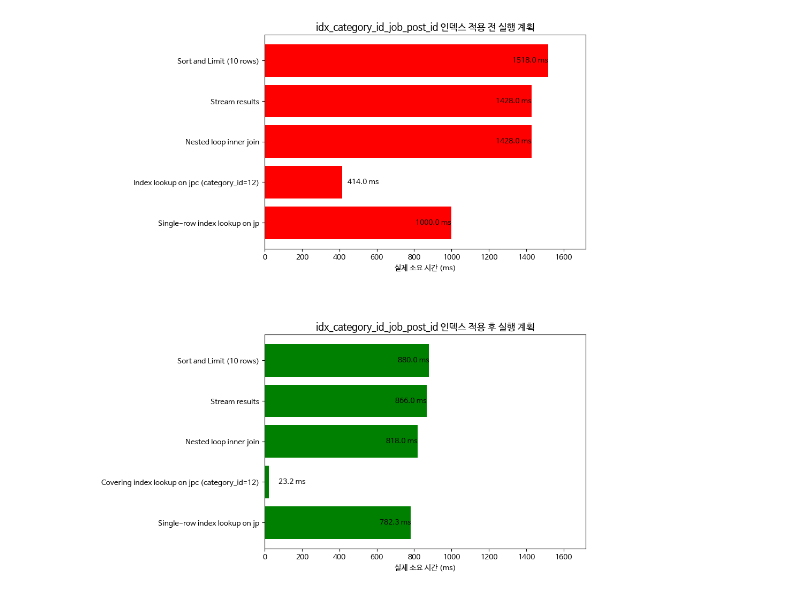
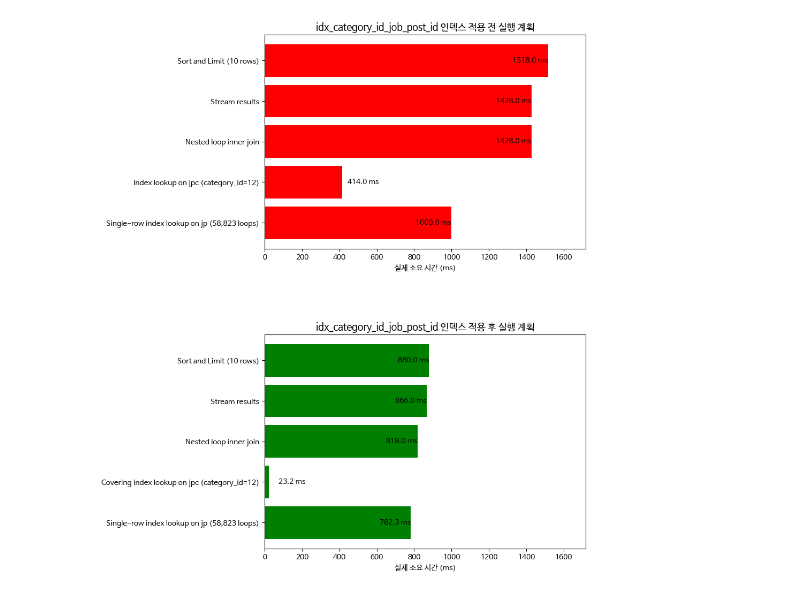
Before and after one commit to itonse/google-colab-archive, a Jupyter notebook: goohaeyou_index.ipynb, the cells around one changed output. Saved outputs shown, nothing was run; the diff lists cells and outputs as text; code cells hidden in the pictures.

```diff
--- a/goohaeyou_index.ipynb
+++ b/goohaeyou_index.ipynb
@@ -16,7 +16,7 @@ data_before_corrected = {
         'Stream results',
         'Nested loop inner join',
         'Index lookup on jpc (category_id=12)',
-        'Single-row index lookup on jp'
+        'Single-row index lookup on jp (58,823 loops)'
     ],
     'Actual Time (ms)': [1518, 1428, 1428, 414, 999.991],
     'Rows': [10, 58823, 58823, 58823, 58823]
@@ -28,7 +28,7 @@ data_after_corrected = {
         'Stream results',
         'Nested loop inner join',
         'Covering index lookup on jpc (category_id=12)',
-        'Single-row index lookup on jp'
+        'Single-row index lookup on jp (58,823 loops)'
     ],
     'Actual Time (ms)': [880, 866, 818, 23.2, 782.3409],
     'Rows': [10, 58823, 58823, 58823, 58823]
@@ -50,31 +50,31 @@ ax[0].barh(df_before_corrected['Step'], df_before_corrected['Actual Time (ms)'],
 ax[0].set_title('idx_category_id_job_post_id 인덱스 적용 전 실행 계획', fontsize=13)
 ax[0].set_xlabel('실제 소요 시간 (ms)')
 ax[0].set_xlim(0, x_max + 200)
 ax[0].set_xticks(x_ticks)
 ax[0].invert_yaxis()
 for index, value in enumerate(df_before_corrected['Actual Time (ms)']):
     if df_before_corrected['Step'][index] == 'Index lookup on jpc (category_id=12)':
         ax[0].text(value + 30, index, f'{value:.1f} ms', va='center', ha='left', fontsize=10, color='black')
     else:
         ax[0].text(value, index, f'{value:.1f} ms', va='center', ha='right', fontsize=10, color='black')
 
 # 복합 인덱스 적용 후 실행 계획 시각화
 ax[1].barh(df_after_corrected['Step'], df_after_corrected['Actual Time (ms)'], color='green')
 ax[1].set_title('idx_category_id_job_post_id 인덱스 적용 후 실행 계획', fontsize=13)
 ax[1].set_xlabel('실제 소요 시간 (ms)')
 ax[1].set_xlim(0, x_max + 200)
 ax[1].set_xticks(x_ticks)
 ax[1].invert_yaxis()
 for index, value in enumerate(df_after_corrected['Actual Time (ms)']):
     if "Covering index lookup on jpc" in df_after_corrected['Step'][index]:
         ax[1].text(value + 50, index, f'{value:.1f} ms', va='center', ha='left', fontsize=10, color='black')
     else:
         ax[1].text(value, index, f'{value:.1f} ms', va='center', ha='right', fontsize=10, color='black')
 
 # 그래프 간격 조정
 plt.subplots_adjust(top=0.9, bottom=0.1, left=0.4, right=0.9, hspace=0.4)
 
 # 그래프 출력
 plt.show()
 # %% [output]
-[figure, old version]
+[figure, new version]
```
